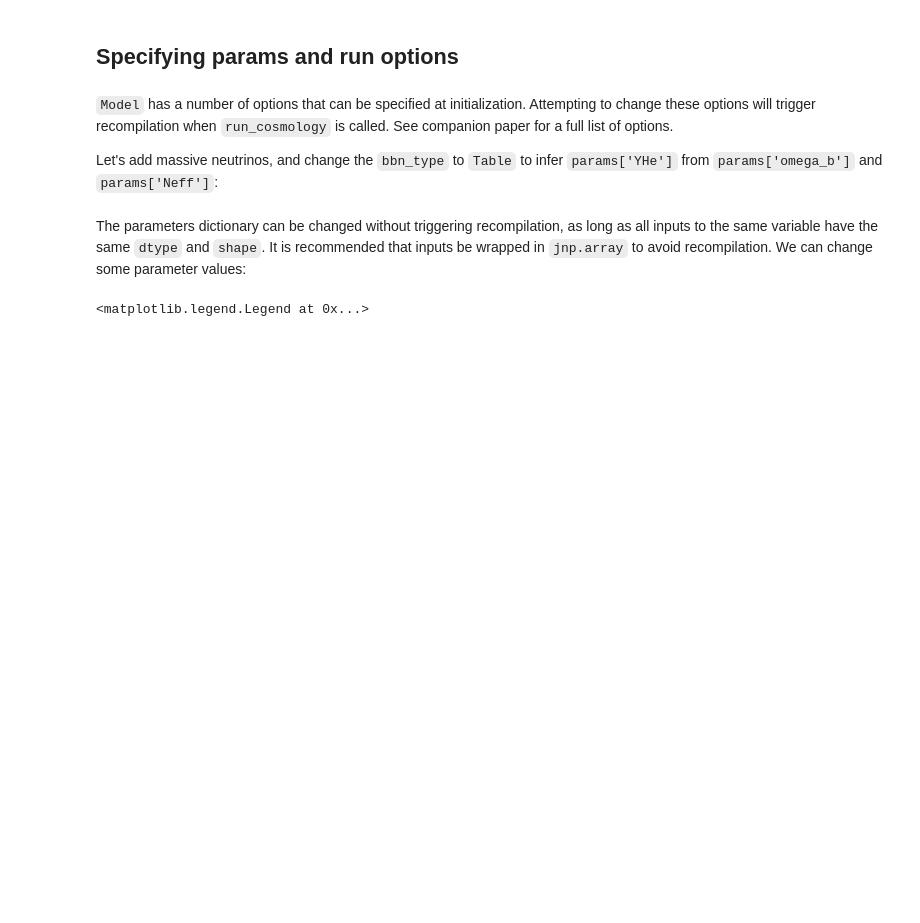
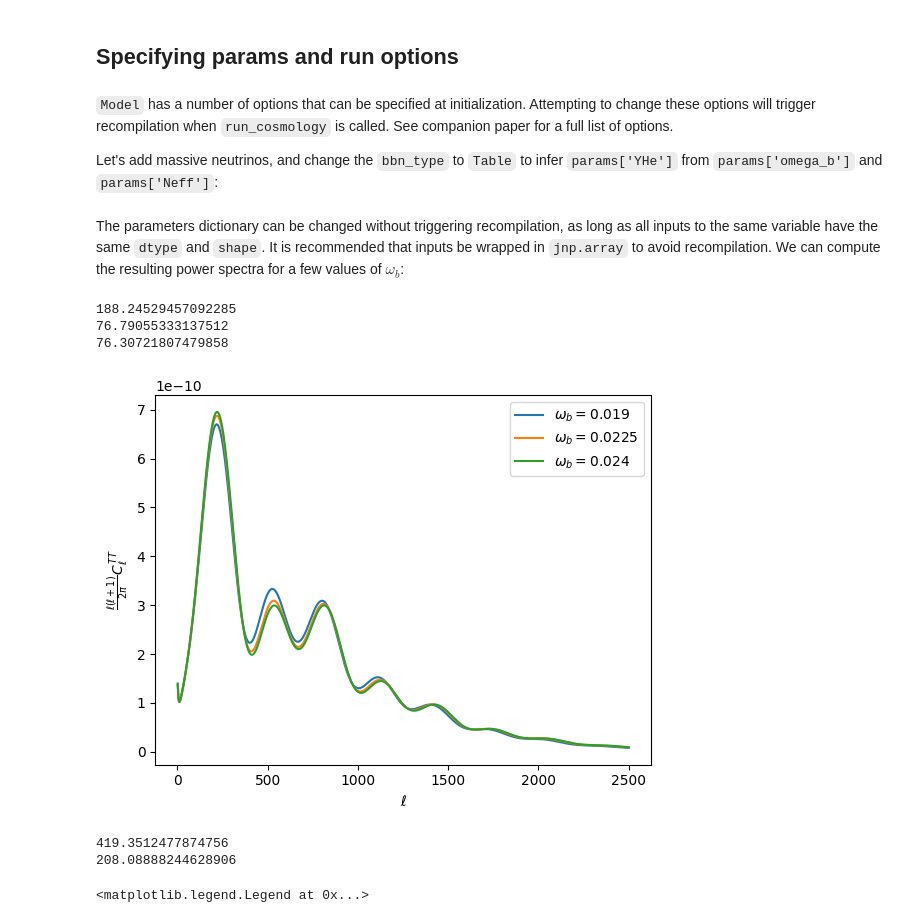
Before and after one commit to cgiovanetti/ABCMB-k, a Jupyter notebook: example_notebooks/ABCMB_basics.ipynb, the cells around one changed output. Drawn from its saved outputs; the diff is of its cells as text; code cells hidden in the pictures; blank space fills up the shorter version.

```diff
--- a/example_notebooks/ABCMB_basics.ipynb
+++ b/example_notebooks/ABCMB_basics.ipynb
@@ -47,21 +66,68 @@ plt.legend()
 
 Let's add massive neutrinos, and change the `bbn_type` to `Table` to infer `params['YHe']` from `params['omega_b']` and `params['Neff']`:
 # %%
-model2 = Model(ellmin=2, ellmax=2500, lensing=False, has_MassiveNeutrinos=False, bbn_type='Table')
+model2 = Model(specs, bbn_type='Table')
 # %% [markdown]
-The parameters dictionary can be changed without triggering recompilation, as long as all inputs to the same variable have the same `dtype` and `shape`.  It is recommended that inputs be wrapped in `jnp.array` to avoid recompilation.  We can change some parameter values:
+The parameters dictionary can be changed without triggering recompilation, as long as all inputs to the same variable have the same `dtype` and `shape`.  It is recommended that inputs be wrapped in `jnp.array` to avoid recompilation.  We can compute the resulting power spectra for a few values of $\omega_b$:
 # %%
-params = {
-    'h': jnp.array(0.60), # hubble
-    'omega_cdm': jnp.array(0.1293), # CDM density
-    'omega_b': jnp.array(0.0216), # baryon density
-    'Neff': jnp.array(3.5)
-}
+def f(omega_b):
+    params = {"omega_b" : omega_b}
+    return model2.run_cosmology(params)
+
+#params = {
+#    'h': jnp.array(0.60), # hubble
+#    'omega_cdm': jnp.array(0.1293), # CDM density
+#    'omega_b': jnp.array(0.0216), # baryon density
+#    'Neff': jnp.array(3.5)
+#}
 # %%
-ABC_ell2, ABC_Cls2 = model2.run_cosmology(params)
-ABC_tt2 = ABC_Cls2[0]
-ABC_te2 = ABC_Cls2[1]
-ABC_ee2 = ABC_Cls2[2]
+jf = jit(f)
+
+for omega_b in [jnp.array(0.019), jnp.array(0.0225), jnp.array(0.024)]:
+    s = time.time()
+    ABC_Cls, ABC_ell = jf(omega_b)
+    ABC_ell.block_until_ready()
+    print(time.time() - s)
+
+    ABC_tt = ABC_Cls[0]
+    plt.plot(ABC_ell, ABC_ell * (ABC_ell+1)/(2 * jnp.pi) * ABC_tt, label=r"$\omega_b={}$".format(omega_b))
+plt.xlabel(r'$\ell$')
+plt.ylabel(r'$\frac{\ell(\ell + 1)}{2\pi} C_{\ell}^{TT}$')
+plt.legend()
+plt.show()
+
+#ABC_ell2, ABC_Cls2 = model2.run_cosmology(params)
+#ABC_tt2 = ABC_Cls2[0]
+#ABC_te2 = ABC_Cls2[1]
+#ABC_ee2 = ABC_Cls2[2]
+# %% [output]
+188.24529457092285
+76.79055333137512
+76.30721807479858
+[figure, added]
+# %%
+jf = jit(jacfwd(f, has_aux=True))
+
+for omega_b in [jnp.array(0.019), jnp.array(0.0225), jnp.array(0.024)]:
+    s = time.time()
+    ABC_Cls, ABC_ell = jf(omega_b)
+    ABC_ell.block_until_ready()
+    print(time.time() - s)
+
+    ABC_tt = ABC_Cls[0]
+    plt.plot(ABC_ell, ABC_ell * (ABC_ell+1)/(2 * jnp.pi) * ABC_tt, label=r"$\omega_b={}$".format(omega_b))
+plt.xlabel(r'$\ell$')
+plt.ylabel(r'$\frac{\ell(\ell + 1)}{2\pi} C_{\ell}^{TT}$')
+plt.legend()
+plt.show()
+
+#ABC_ell2, ABC_Cls2 = model2.run_cosmology(params)
+#ABC_tt2 = ABC_Cls2[0]
+#ABC_te2 = ABC_Cls2[1]
+#ABC_ee2 = ABC_Cls2[2]
+# %% [output]
+419.3512477874756
+208.08888244628906
 # %%
 plt.loglog(ABC_ell, ABC_ell * (ABC_ell+1)/(2 * jnp.pi) * ABC_tt,label='default params')
 plt.loglog(ABC_ell2, ABC_ell2 * (ABC_ell2+1)/(2 * jnp.pi) * ABC_tt2,label='new params')
```
Also changed, not shown: parts of 6 cells of this notebook, 3 other files.
